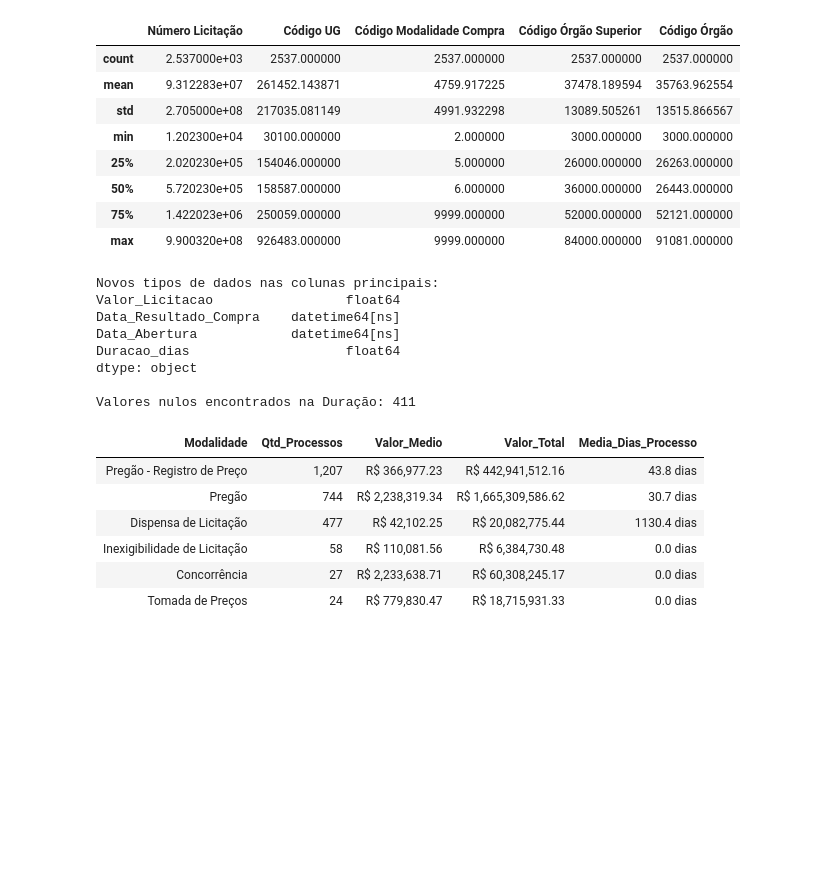
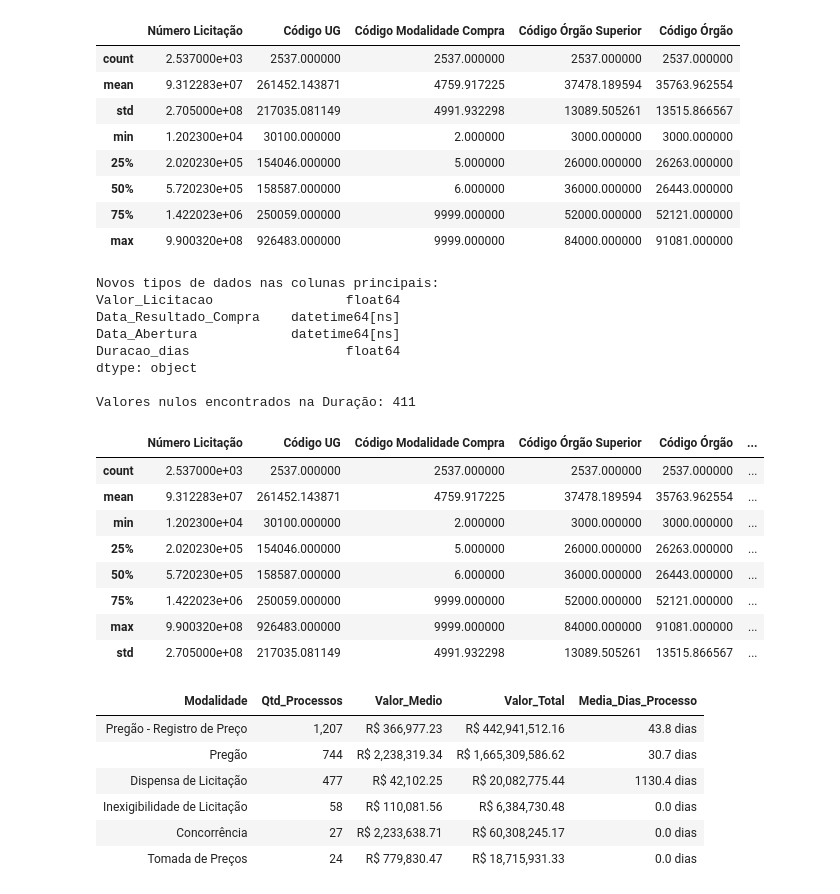
Before and after one commit to fabriciosantana/mcdia, a Jupyter notebook: 04-oec/licitacap.ipynb, the cells around one changed output. Drawn from its saved outputs; the diff is of its cells as text; code cells hidden in the pictures; blank space fills up the shorter version.

```diff
--- a/04-oec/licitacap.ipynb
+++ b/04-oec/licitacap.ipynb
@@ -72,33 +92,44 @@ df = df.rename(columns={"Modalidade Compra": "Modalidade_Compra"})
 
 # Removemos a vírgula e convertemos para numérico
 df['Valor_Licitacao'] = (
     df['Valor_Licitacao']
     .astype(str)
     .str.replace(',', '.')
 )
 df['Valor_Licitacao'] = pd.to_numeric(df['Valor_Licitacao'], errors='coerce')
 
 # 2. Tratamento das colunas de Data
 colunas_data = ['Data_Resultado_Compra', 'Data_Abertura']
 for col in colunas_data:
     df[col] = pd.to_datetime(df[col], dayfirst=True, errors='coerce')
 
 # 3. Cálculo da Duração (Feature Engineering)
 df['Duracao_dias'] = (df['Data_Resultado_Compra'] - df['Data_Abertura']).dt.days
 
 # Verificação final dos tipos
 print("Novos tipos de dados nas colunas principais:")
 print(df[['Valor_Licitacao', 'Data_Resultado_Compra', 'Data_Abertura', 'Duracao_dias']].dtypes)
 print(f"\nValores nulos encontrados na Duração: {df['Duracao_dias'].isna().sum()}")
+
+df.describe()
 # %% [output]
 Novos tipos de dados nas colunas principais:
 Valor_Licitacao                 float64
 Data_Resultado_Compra    datetime64[ns]
 Data_Abertura            datetime64[ns]
 Duracao_dias                    float64
 dtype: object
 
 Valores nulos encontrados na Duração: 411
+|  | Número Licitação | Código UG | Código Modalidade Compra | Código Órgão Superior | Código Órgão | ... |
+| count | 2.537000e+03 | 2537.000000 | 2537.000000 | 2537.000000 | 2537.000000 | ... |
+| mean | 9.312283e+07 | 261452.143871 | 4759.917225 | 37478.189594 | 35763.962554 | ... |
+| min | 1.202300e+04 | 30100.000000 | 2.000000 | 3000.000000 | 3000.000000 | ... |
+| 25% | 2.020230e+05 | 154046.000000 | 5.000000 | 26000.000000 | 26263.000000 | ... |
+| 50% | 5.720230e+05 | 158587.000000 | 6.000000 | 36000.000000 | 26443.000000 | ... |
+| 75% | 1.422023e+06 | 250059.000000 | 9999.000000 | 52000.000000 | 52121.000000 | ... |
+| max | 9.900320e+08 | 926483.000000 | 9999.000000 | 84000.000000 | 91081.000000 | ... |
+| std | 2.705000e+08 | 217035.081149 | 4991.932298 | 13089.505261 | 13515.866567 | ... |
 # %%
 # 1. Criando o resumo novamente (garantindo que os dados estão limpos)
 resumo_estatistico = df.groupby('Modalidade_Compra').agg({
```
Also changed, not shown: parts of 1 cell of this notebook.
